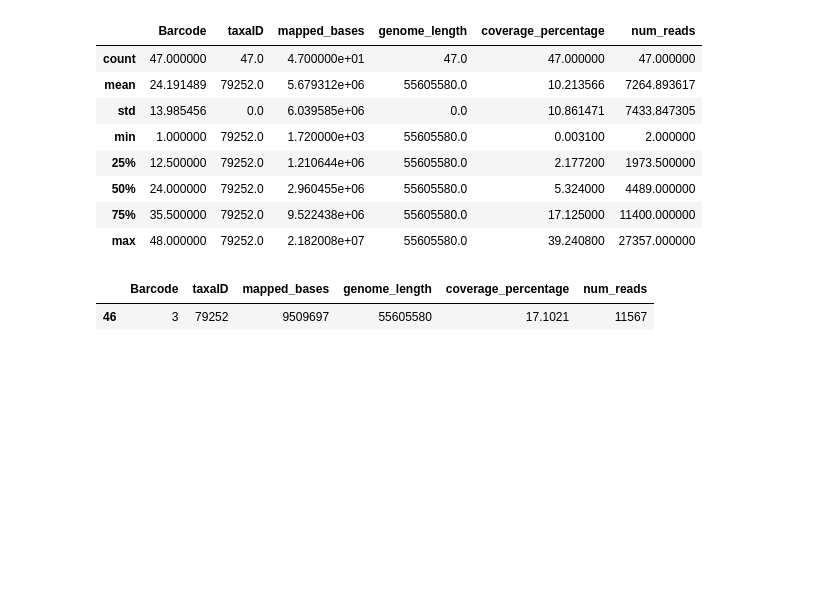
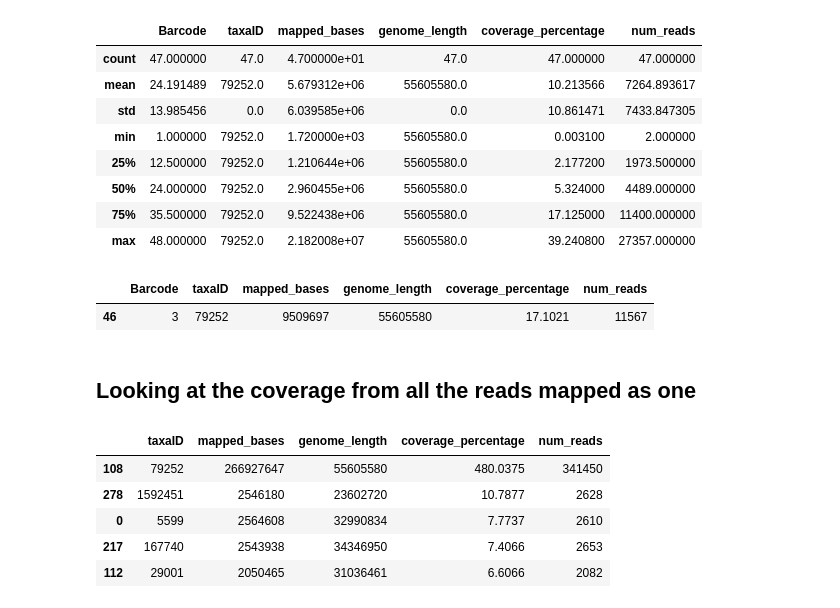
Before and after one commit to Mia-FGB/Strawberry_Analysis, a Jupyter notebook: mildew_pipeline_anaysis.ipynb, the cells around one changed output. Saved outputs shown, nothing was run; the diff lists cells and outputs as text; code cells hidden in the pictures; blank space fills up the shorter version.

Commit message:
looking at combined coverage output

```diff
--- a/mildew_pipeline_anaysis.ipynb
+++ b/mildew_pipeline_anaysis.ipynb
@@ -10,6 +10,7 @@ import matplotlib.pyplot as plt
 import seaborn as sns
 # %%
 coverage = pd.read_csv('/Users/berelsom/Library/CloudStorage/OneDrive-NorwichBioScienceInstitutes/Air_Samples/Tiptree/Mildew/Pipeline_Output/genome_coverage_all.txt', sep='\t')
+comb_coverage = pd.read_csv('/Users/berelsom/Library/CloudStorage/OneDrive-NorwichBioScienceInstitutes/Air_Samples/Tiptree/Mildew/Pipeline_Output/genome_coverage_comb.txt', sep='\t')
 # %% [markdown]
 ## Coverage
 Pick out other taxa with high coverage
@@ -94,3 +95,14 @@ mildew_coverage[mildew_coverage['Barcode']== 3]
 # %% [output]
 |  | Barcode | taxaID | mapped_bases | genome_length | coverage_percentage | num_reads |
 | 46 | 3 | 79252 | 9509697 | 55605580 | 17.1021 | 11567 |
+# %% [markdown]
+## Looking at the coverage from all the reads mapped as one
+# %%
+comb_coverage.sort_values(by='coverage_percentage', ascending=False).head(5)
+# %% [output]
+|  | taxaID | mapped_bases | genome_length | coverage_percentage | num_reads |
+| 108 | 79252 | 266927647 | 55605580 | 480.0375 | 341450 |
+| 278 | 1592451 | 2546180 | 23602720 | 10.7877 | 2628 |
+| 0 | 5599 | 2564608 | 32990834 | 7.7737 | 2610 |
+| 217 | 167740 | 2543938 | 34346950 | 7.4066 | 2653 |
+| 112 | 29001 | 2050465 | 31036461 | 6.6066 | 2082 |
```
